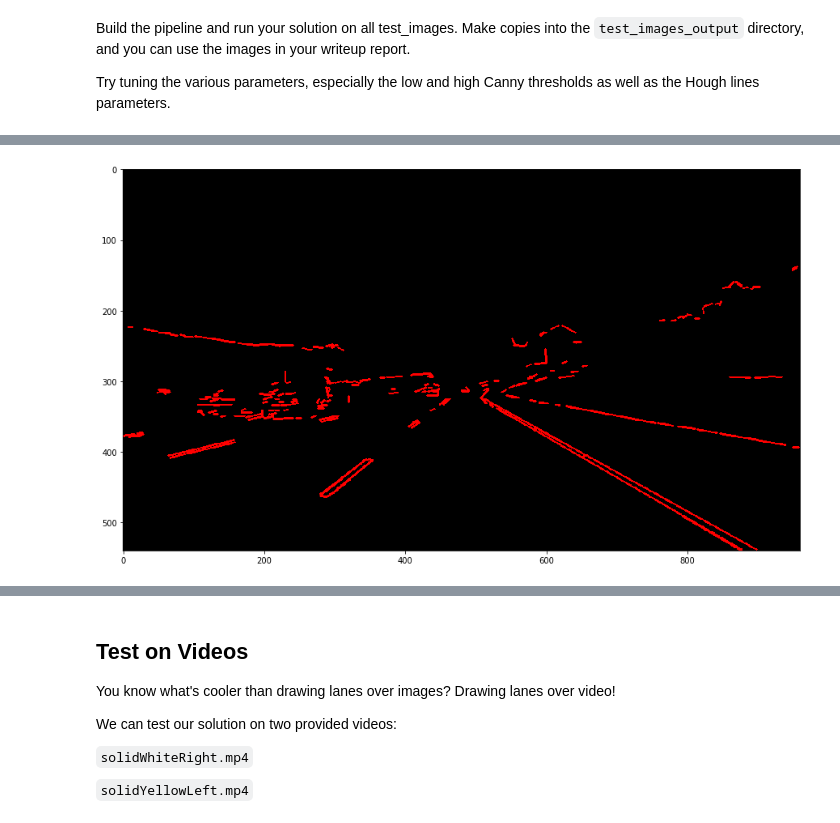
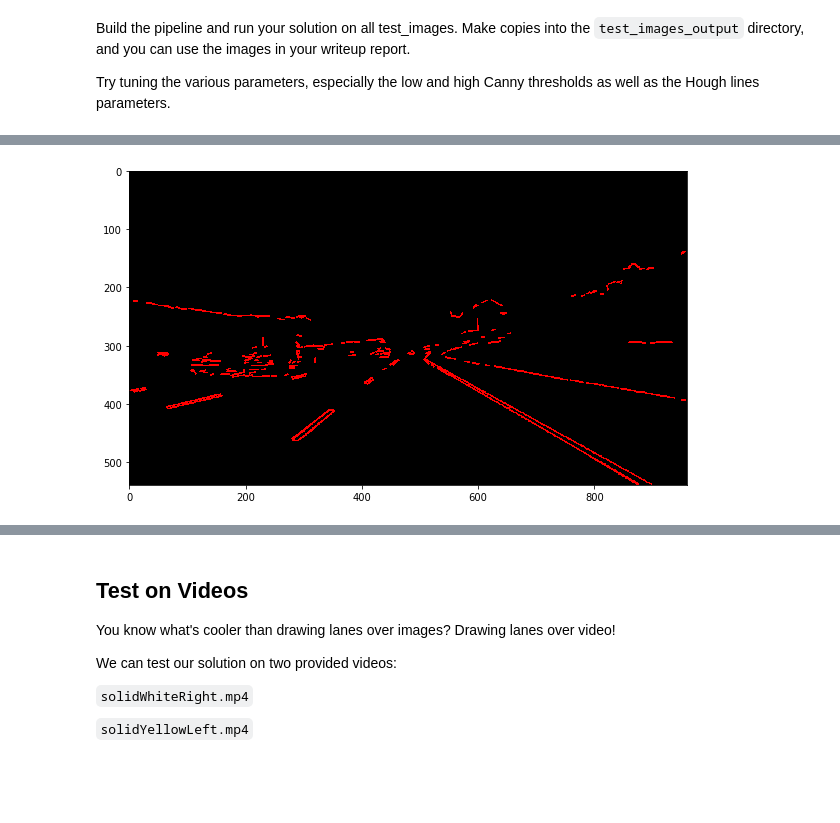
Before and after one commit to dschmoeller/01FindingLaneLines, a Jupyter notebook: CarND-LaneLines-P1-master/CarND-LaneLines-P1-master/P1.ipynb, the cells around one changed output, grey strips where cells are left out. Cells and saved outputs as stored; diff of their text form; code cells hidden in the pictures; blank space fills up the shorter version.

```diff
--- a/CarND-LaneLines-P1-master/CarND-LaneLines-P1-master/P1.ipynb
+++ b/CarND-LaneLines-P1-master/CarND-LaneLines-P1-master/P1.ipynb
@@ -285,21 +318,21 @@ mpimg.imsave("test_images_output/6cannyEdges" + inputImageList[ImgIndex], cannyI
 # %%
 # 5 Hough Transformation
 #   --> Applying hough transformation
 #   --> While Canny algorithm finds all kind of edges, we are only interested in points which are building up straight lines
 #       There´s a nice property to check this out in hough space. Intersecting lanes in hough space
 #       corresponds to "straight alligned points (i.e. pixels)", which we identify as lanes
 
 # Create hough image
 houghLineImg = hough_lines(cannyImg, rho=1 , theta=math.pi/180, threshold= 5 , min_line_len=5, max_line_gap=3)
 
 # Plot
-plt.figure(figsize=(15, 15))
+plt.figure(figsize=(10, 10))
 plt.imshow(houghLineImg);
 
 # Save the image
 mpimg.imsave("test_images_output/7houghImage" + inputImageList[ImgIndex], houghLineImg )
 # %% [output]
-[figure, old version]
+[figure, new version]
 # %%
 # 6 Combine hough image with region and color separated image stream
 #   --> Use the color and reagion seperated image as mask to mask out the corresponding findings of the color/region stream
```
Also changed, not shown: parts of 24 cells of this notebook, 1 other file.
